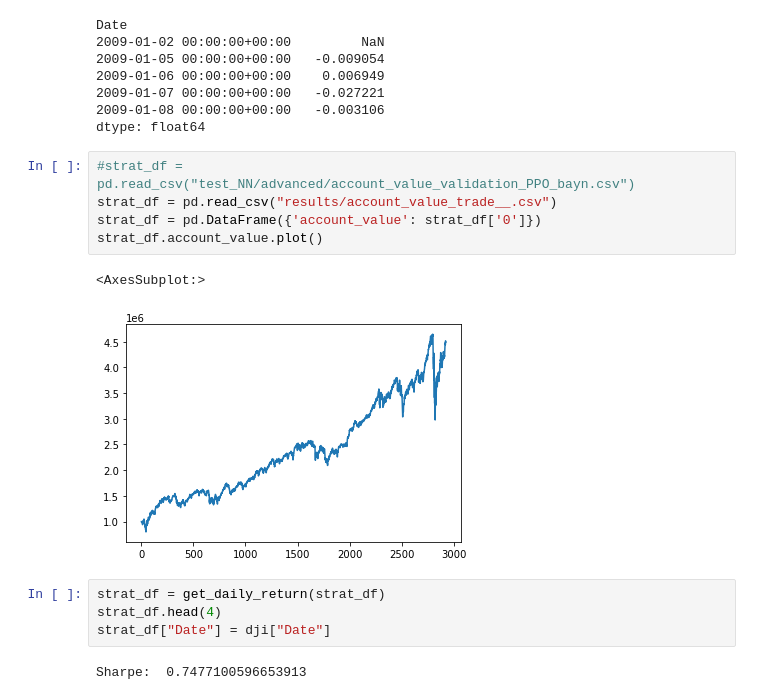
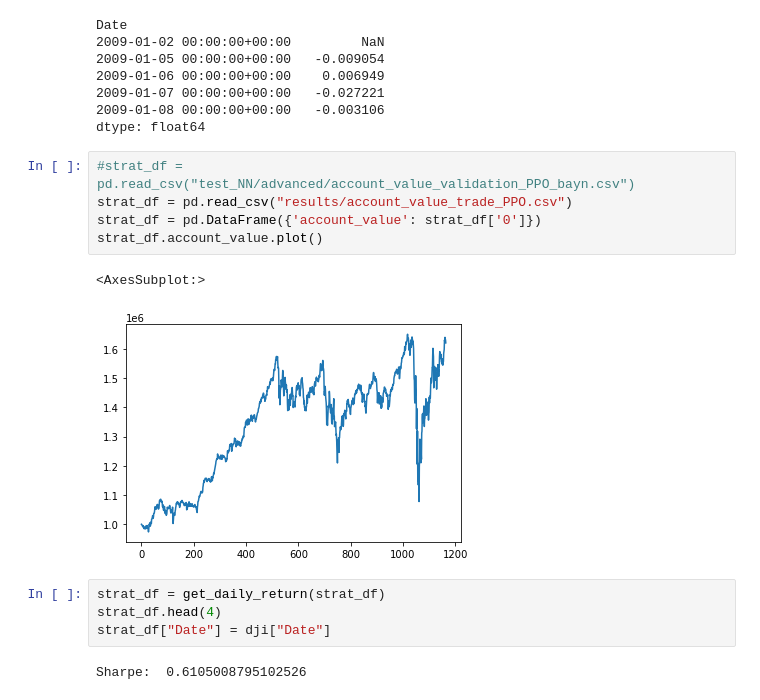
Before and after one commit to DominikSch004/Deep-Reinforcement-Stock-Trading, a Jupyter notebook: backtesting.ipynb, the cells around one changed output. Saved outputs shown, nothing was run; the diff lists cells and outputs as text.

```diff
--- a/backtesting.ipynb
+++ b/backtesting.ipynb
@@ -45,18 +45,18 @@ Date
 dtype: float64
 # %%
 #strat_df = pd.read_csv("test_NN/advanced/account_value_validation_PPO_bayn.csv")
-strat_df = pd.read_csv("results/account_value_trade__.csv")
+strat_df = pd.read_csv("results/account_value_trade_PPO.csv")
 strat_df = pd.DataFrame({'account_value': strat_df['0']})
 strat_df.account_value.plot()
 # %% [output]
 <AxesSubplot:>
-[figure, old version]
+[figure, new version]
 # %%
 strat_df = get_daily_return(strat_df)
 strat_df.head(4)
 strat_df["Date"] = dji["Date"]
 # %% [output]
-Sharpe:  0.7477100596653913
+Sharpe:  0.6105008795102526
 # %%
 strat_df = backtest_strat(strat_df)
 strat_df.head()
```
Also changed, not shown: parts of 2 cells of this notebook, 29 other files.
